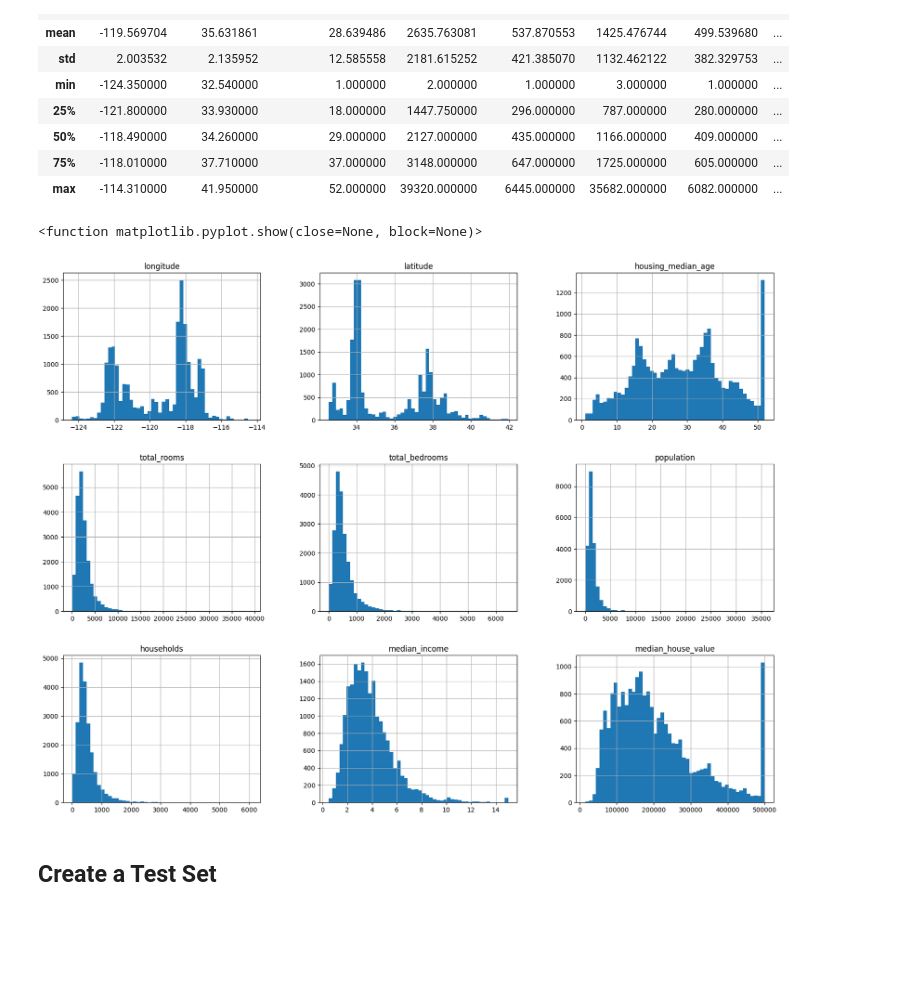
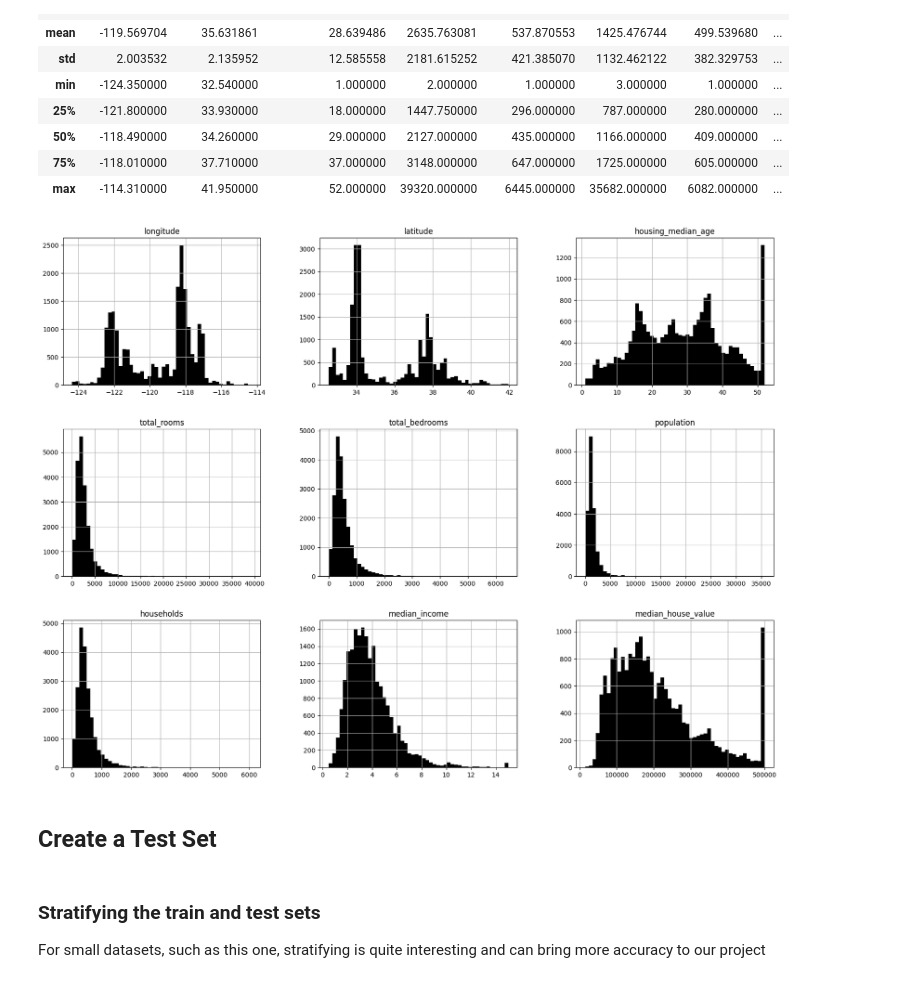
Before and after one commit to JoaoSiqueiraDS/handson-ml2, a Jupyter notebook: Chapter2EX_Second_Try.ipynb, the cells around one changed output. Saved outputs shown, nothing was run; the diff lists cells and outputs as text; code cells hidden in the pictures; blank space fills up the shorter version.

```diff
--- a/Chapter2EX_Second_Try.ipynb
+++ b/Chapter2EX_Second_Try.ipynb
@@ -73,15 +75,19 @@ housing.describe()
 | max | -114.310000 | 41.950000 | 52.000000 | 39320.000000 | 6445.000000 | 35682.000000 | 6082.000000 | ... |
 # %%
 import matplotlib.pyplot as plt
+import numpy as np
 
-housing.hist(bins=50, figsize=(20,15))
-plt.show
+housing.hist(bins=50, figsize=(20,15), color='k')
+plt.show()
 # %% [output]
-<function matplotlib.pyplot.show(close=None, block=None)>
-[figure, old version]
+[figure, new version]
 # %% [markdown]
 ## Create a Test Set
 # %%
 from sklearn.model_selection import train_test_split
 
 train_set, test_set = train_test_split(housing, test_size=0.2, random_state=42)
+# %% [markdown]
+### Stratifying the train and test sets
+
+For small datasets, such as this one, stratifying is quite interesting and can bring more accuracy to our project
```
Also changed, not shown: parts of 3 cells of this notebook.
